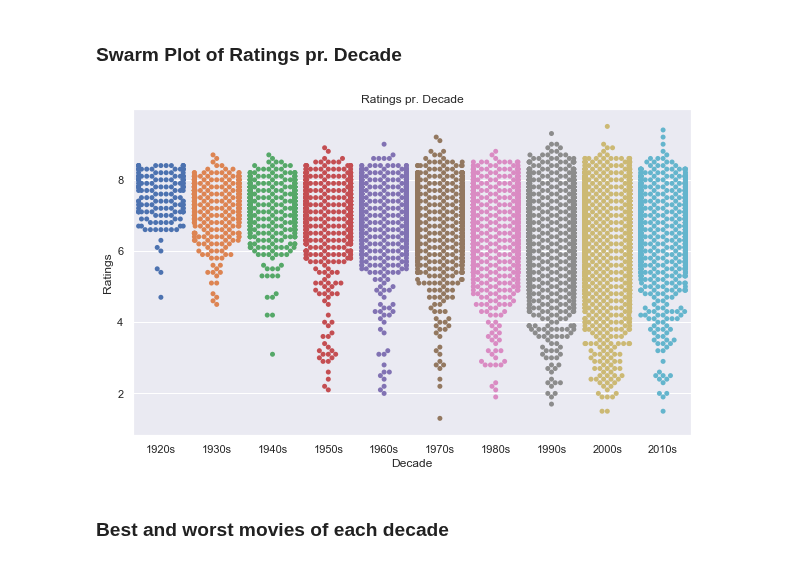
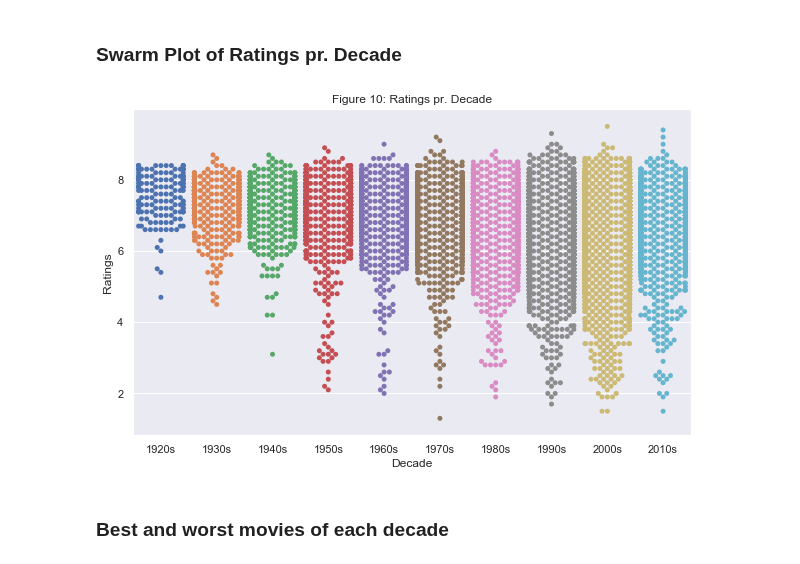
Before and after one commit to NumEconCopenhagen/projects-2019-credible-threats, a Jupyter notebook: dataproject/Final Countdown.ipynb, the cells around one changed output. Saved outputs shown, nothing was run; the diff lists cells and outputs as text; code cells hidden in the pictures.

```diff
--- a/dataproject/Final Countdown.ipynb
+++ b/dataproject/Final Countdown.ipynb
@@ -675,39 +684,39 @@ interactive(children=(Checkbox(value=True, description='Median'), Checkbox(value
 def swarm_plot(y="imdbRating"):
     """ Creates a Swarm plot of y by decade
 
     Args:
 
         y (string): Variable on vertical axis.
 
     Default: y = "imdbRating"
     Remember quotation marks around y.
 
     """
 
     fig = plt.figure(figsize=(10,6))
     ax1 = fig.add_subplot(1,1,1)
     ax1 = sns.swarmplot(x = "decade", y = y, data=df)
     if y == "imdbRating":
-        ax1.set_title("Ratings pr. Decade")
+        ax1.set_title("Figure 10: Ratings pr. Decade")
         ax1.set_ylabel("Ratings")
     elif y == "nrOfWins":
-        ax1.set_title("Wins pr. Decade")
+        ax1.set_title("Figure 10: Wins pr. Decade")
         ax1.set_ylabel("Nr. of Wins")
     elif y == "nrOfNominations":
-        ax1.set_title("Nominations pr. Decade")
+        ax1.set_title("Figure 10: Nominations pr. Decade")
         ax1.set_ylabel("Nr. of Nominations")
     elif y == "duration":
-        ax1.set_title("Duration pr. Decade")
+        ax1.set_title("Figure 10: Duration pr. Decade")
         ax1.set_ylabel("Duration")
     else:
-        ax1.set_title(f"{y} pr. Decade")
+        ax1.set_title(f"Figure 10: {y} pr. Decade")
         ax1.set_ylabel(y)
     ax1.set_xlabel("Decade")
 
 
 swarm_plot()
 # %% [output]
-[figure, old version]
+[figure, new version]
 # %% [markdown]
 ### Best and worst movies of each decade
 # %% [markdown]
```
Also changed, not shown: parts of 15 cells of this notebook.
